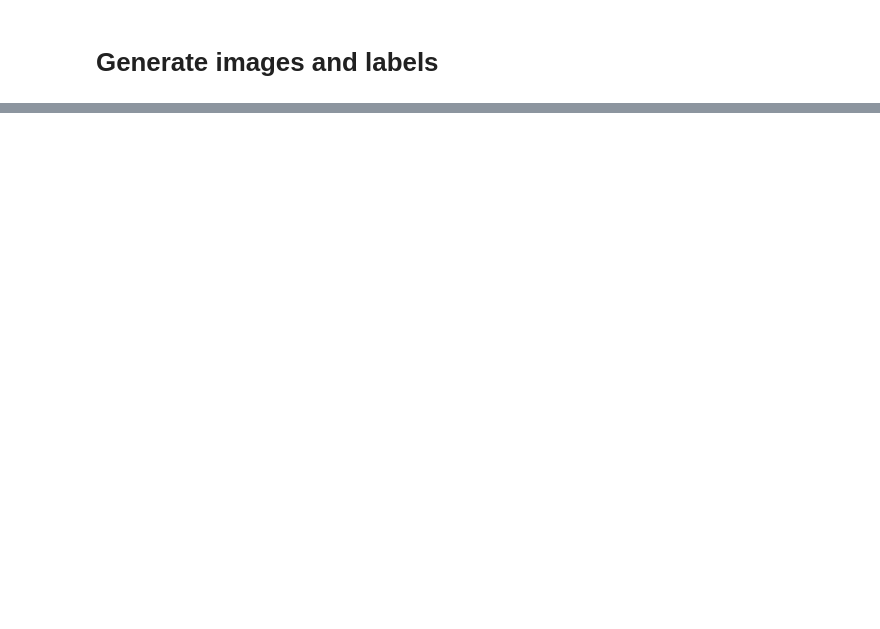
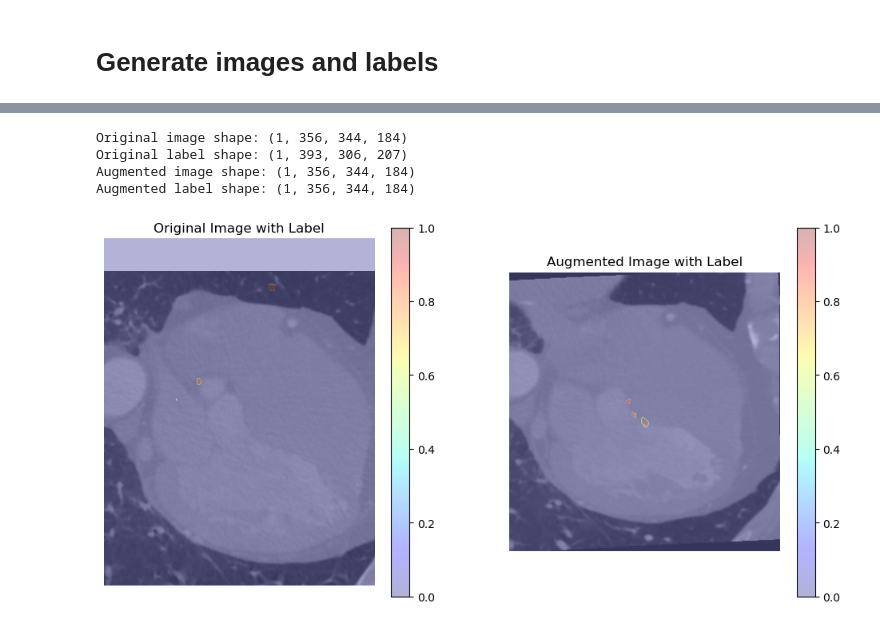
Before and after one commit to Daniel-Lizarazo-Fuentes/DLMIA-project, a Jupyter notebook: data_augmentation.ipynb, the cells around one changed output, grey strips where cells are left out. Saved outputs shown, nothing was run; the diff lists cells and outputs as text; code cells hidden in the pictures; blank space fills up the shorter version.

```diff
--- a/data_augmentation.ipynb
+++ b/data_augmentation.ipynb
@@ -186,0 +628,73 @@ Augmented Data: [{'image': PosixPath('nnUNet_raw/Dataset100_normal/imagesTr/NORM
+# %%
+'''random visualisation, run this one'''
+
+import json
+import random
+import torchio as tio
+import matplotlib.pyplot as plt
+import numpy as np
+
+# Load the augmented data from the JSON file
+with open('Data_augmentation/augmented_data.json', 'r') as f:
+    augmented_data = json.load(f)
+
+# Choose a random sample from the dataset
+random_sample = random.choice(augmented_data)
+
+# Load original and augmented images and labels
+original_image_path = random_sample["original_image"]
+original_label_path = random_sample["original_label"]
+augmented_image_path = random_sample["augmented_image"]
+augmented_label_path = random_sample["augmented_label"]
+
+original_image = tio.ScalarImage(original_image_path).data.numpy()
+original_label = tio.LabelMap(original_label_path).data.numpy()
+augmented_image = tio.ScalarImage(augmented_image_path).data.numpy()
+augmented_label = tio.LabelMap(augmented_label_path).data.numpy()
+
+# Check the shape of the image and label to ensure correct indexing
+print(f"Original image shape: {original_image.shape}")
+print(f"Original label shape: {original_label.shape}")
+print(f"Augmented image shape: {augmented_image.shape}")
+print(f"Augmented label shape: {augmented_label.shape}")
+
+
+# Load the images using torchio (or nibabel for nifti files)
+original_image = tio.ScalarImage(original_image_path).data.numpy()
+original_label = tio.LabelMap(original_label_path).data.numpy()
+
+augmented_image = tio.ScalarImage(augmented_image_path).data.numpy()
+augmented_label = tio.LabelMap(augmented_label_path).data.numpy()
+
+# Show 2 slices from the 3D volumes (this assumes the images are 3D)
+slice_idx = random.randint(0, original_image.shape[3] - 1)  # Random slice index
+
+# Plotting function to overlay label on image
+def plot_image_with_overlay(image, label, slice_idx, title=""):
+    # Remove singleton dimension and get the slice
+    image_slice = image[0, :, :, slice_idx]  # Assuming the shape is (1, height, width, depth)
+    label_slice = label[0, :, :, slice_idx]  # Same here for label
+
+    plt.imshow(image_slice, cmap='gray', origin='lower', alpha=0.7)
+    plt.imshow(label_slice, cmap='jet', origin='lower', alpha=0.3)  # Overlay label in jet color
+    plt.title(title)
+    plt.colorbar()
+    plt.axis('off')
+
+# Plot original image with label overlay
+plt.figure(figsize=(12, 6))
+plt.subplot(1, 2, 1)
+plot_image_with_overlay(original_image, original_label, slice_idx, "Original Image with Label")
+
+# Plot augmented image with label overlay
+plt.subplot(1, 2, 2)
+plot_image_with_overlay(augmented_image, augmented_label, slice_idx, "Augmented Image with Label")
+
+# Show the plots
+plt.show()
+# %% [output]
+Original image shape: (1, 356, 344, 184)
+Original label shape: (1, 393, 306, 207)
+Augmented image shape: (1, 356, 344, 184)
+Augmented label shape: (1, 356, 344, 184)
+[figure, added]
```
Also changed, not shown: parts of 10 cells of this notebook, 1 other file.
